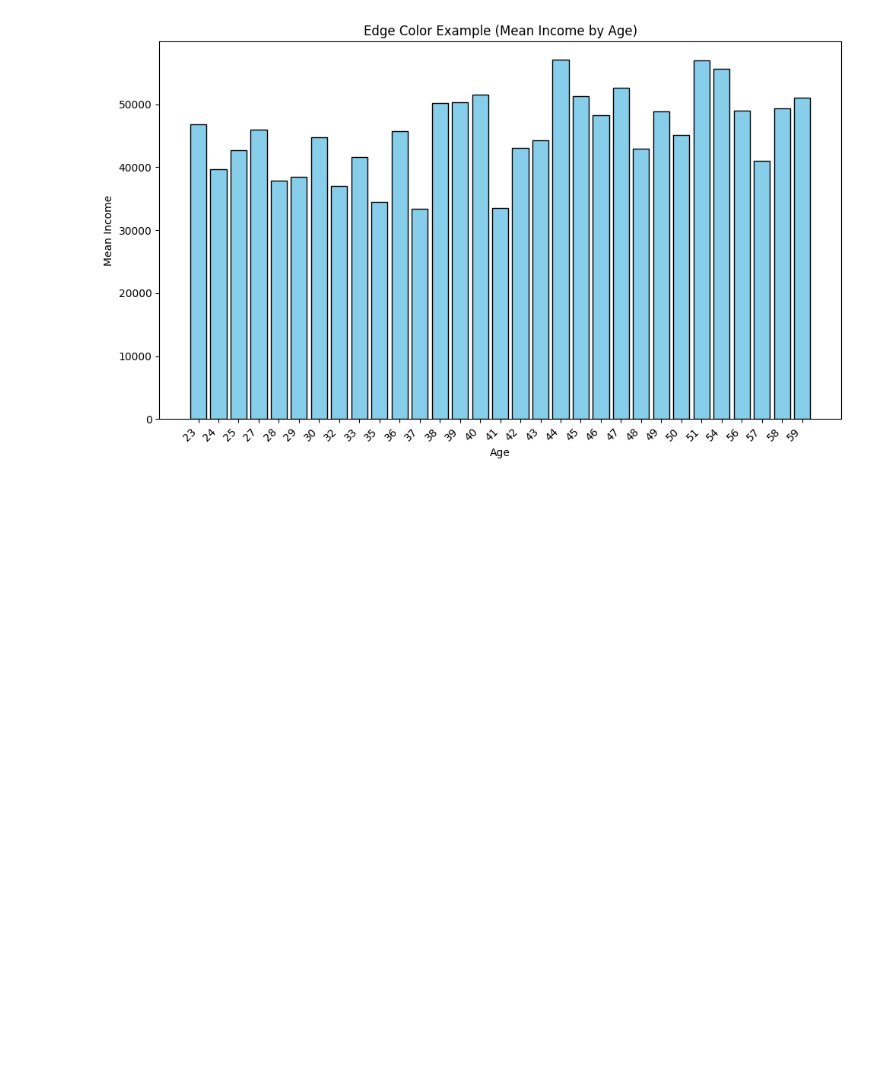
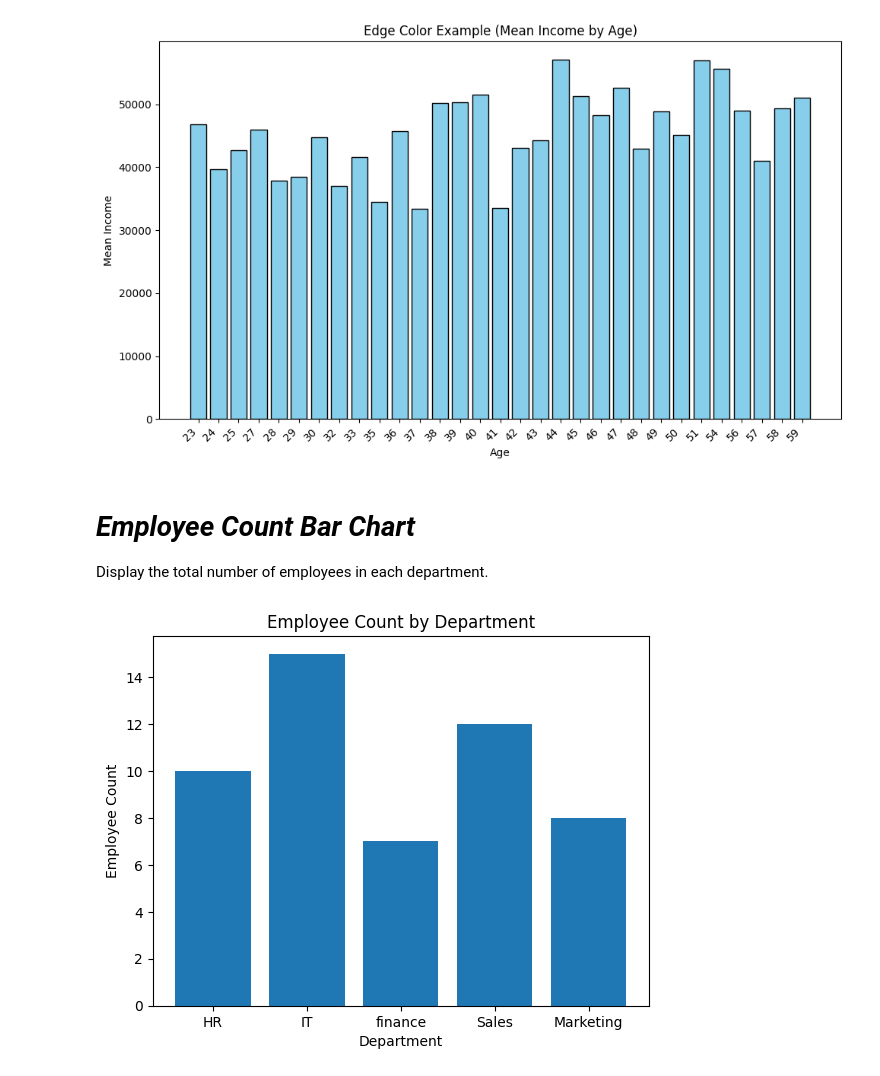
Before and after one commit to Khushi232505/Data-Science-and-AI, a Jupyter notebook: Matplotlib.ipynb, the cells around one changed output. Drawn from its saved outputs; the diff is of its cells as text; code cells hidden in the pictures; blank space fills up the shorter version.

Commit message:
Added Employee Count Bar Chart

```diff
--- a/Matplotlib.ipynb
+++ b/Matplotlib.ipynb
@@ -205,3 +205,20 @@ plt.show()
 [figure]
 [figure]
 [figure]
+# %% [markdown]
+# ***Employee Count Bar Chart***
+
+Display the total number of employees in each department.
+# %%
+import matplotlib.pyplot as plt
+import pandas as pd
+departments = ["HR","IT","finance","Sales","Marketing"]
+employee_count = [10,15,7,12,8]
+#create bar chart
+plt.bar(departments, employee_count)
+plt.xlabel("Department")
+plt.ylabel("Employee Count")
+plt.title("Employee Count by Department")
+plt.show()
+# %% [output]
+[figure, added]
```
